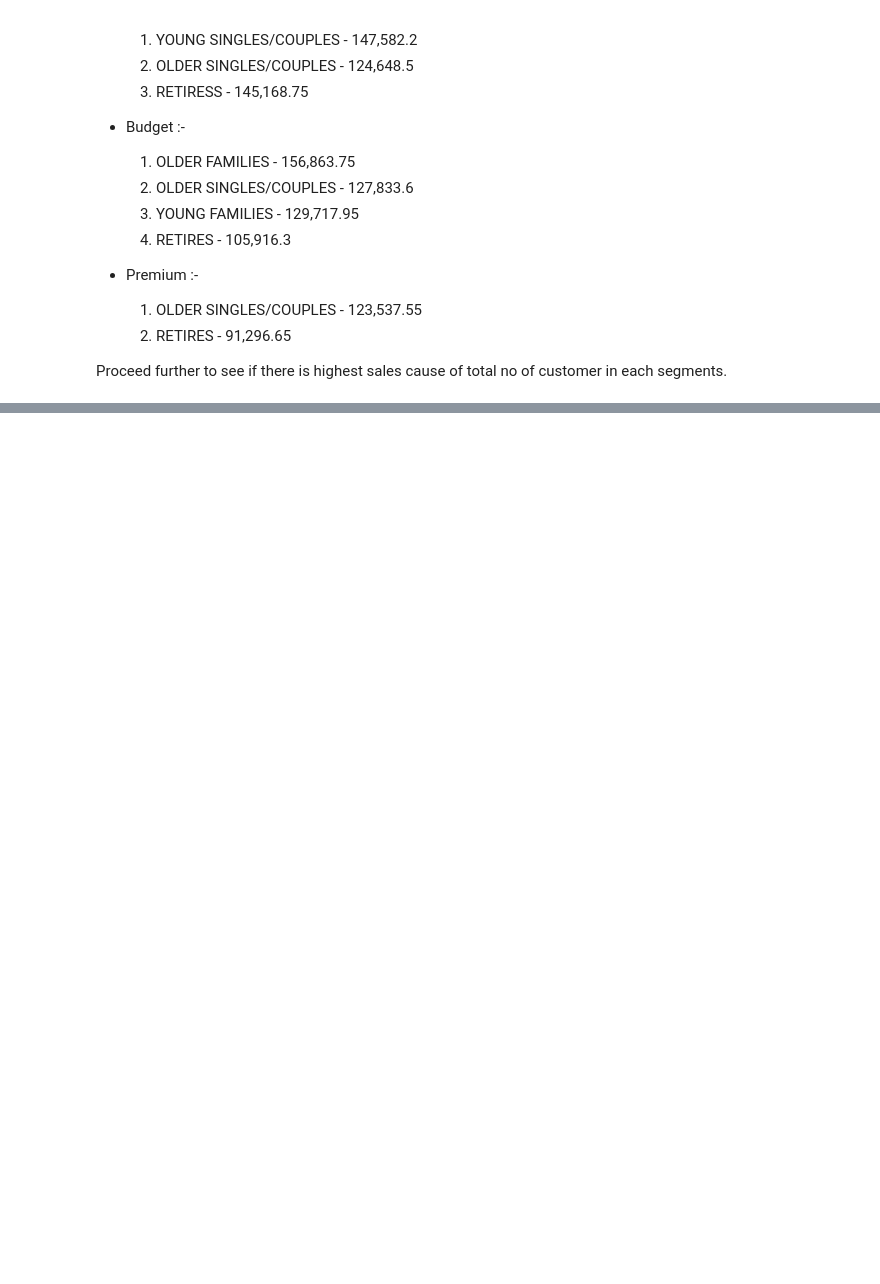
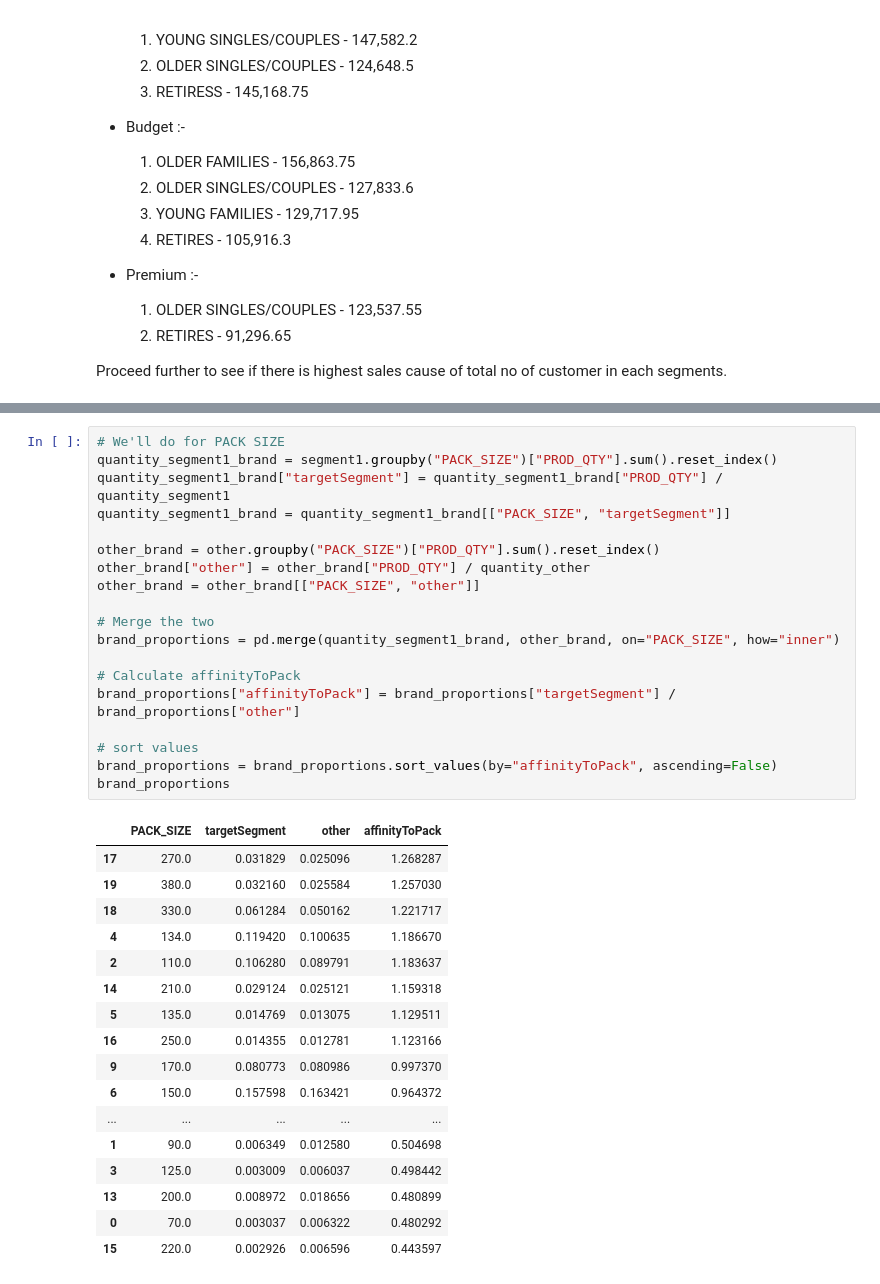
Before and after one commit to Vedant-cloud-ctrl/Quantium, a Jupyter notebook: Quantium_Task_1.ipynb, the cells around one changed output, grey strips where cells are left out. Drawn from its saved outputs; the diff is of its cells as text; blank space fills up the shorter version.

```diff
--- a/Quantium_Task_1.ipynb
+++ b/Quantium_Task_1.ipynb
@@ -635,0 +752,37 @@ DataFrameGroupBy.apply operated on the grouping columns. This behavior is deprec
+# %%
+# We'll do for PACK SIZE
+quantity_segment1_brand = segment1.groupby("PACK_SIZE")["PROD_QTY"].sum().reset_index()
+quantity_segment1_brand["targetSegment"] = quantity_segment1_brand["PROD_QTY"] / quantity_segment1
+quantity_segment1_brand = quantity_segment1_brand[["PACK_SIZE", "targetSegment"]]
+
+other_brand = other.groupby("PACK_SIZE")["PROD_QTY"].sum().reset_index()
+other_brand["other"] = other_brand["PROD_QTY"] / quantity_other
+other_brand = other_brand[["PACK_SIZE", "other"]]
+
+# Merge the two
+brand_proportions = pd.merge(quantity_segment1_brand, other_brand, on="PACK_SIZE", how="inner")
+
+# Calculate affinityToPack
+brand_proportions["affinityToPack"] = brand_proportions["targetSegment"] / brand_proportions["other"]
+
+# sort values
+brand_proportions = brand_proportions.sort_values(by="affinityToPack", ascending=False)
+brand_proportions
+# %% [output]
+|  | PACK_SIZE | targetSegment | other | affinityToPack |
+| 17 | 270.0 | 0.031829 | 0.025096 | 1.268287 |
+| 19 | 380.0 | 0.032160 | 0.025584 | 1.257030 |
+| 18 | 330.0 | 0.061284 | 0.050162 | 1.221717 |
+| 4 | 134.0 | 0.119420 | 0.100635 | 1.186670 |
+| 2 | 110.0 | 0.106280 | 0.089791 | 1.183637 |
+| 14 | 210.0 | 0.029124 | 0.025121 | 1.159318 |
+| 5 | 135.0 | 0.014769 | 0.013075 | 1.129511 |
+| 16 | 250.0 | 0.014355 | 0.012781 | 1.123166 |
+| 9 | 170.0 | 0.080773 | 0.080986 | 0.997370 |
+| 6 | 150.0 | 0.157598 | 0.163421 | 0.964372 |
+| ... | ... | ... | ... | ... |
+| 1 | 90.0 | 0.006349 | 0.012580 | 0.504698 |
+| 3 | 125.0 | 0.003009 | 0.006037 | 0.498442 |
+| 13 | 200.0 | 0.008972 | 0.018656 | 0.480899 |
+| 0 | 70.0 | 0.003037 | 0.006322 | 0.480292 |
+| 15 | 220.0 | 0.002926 | 0.006596 | 0.443597 |
```
Also changed, not shown: parts of 15 cells of this notebook.
